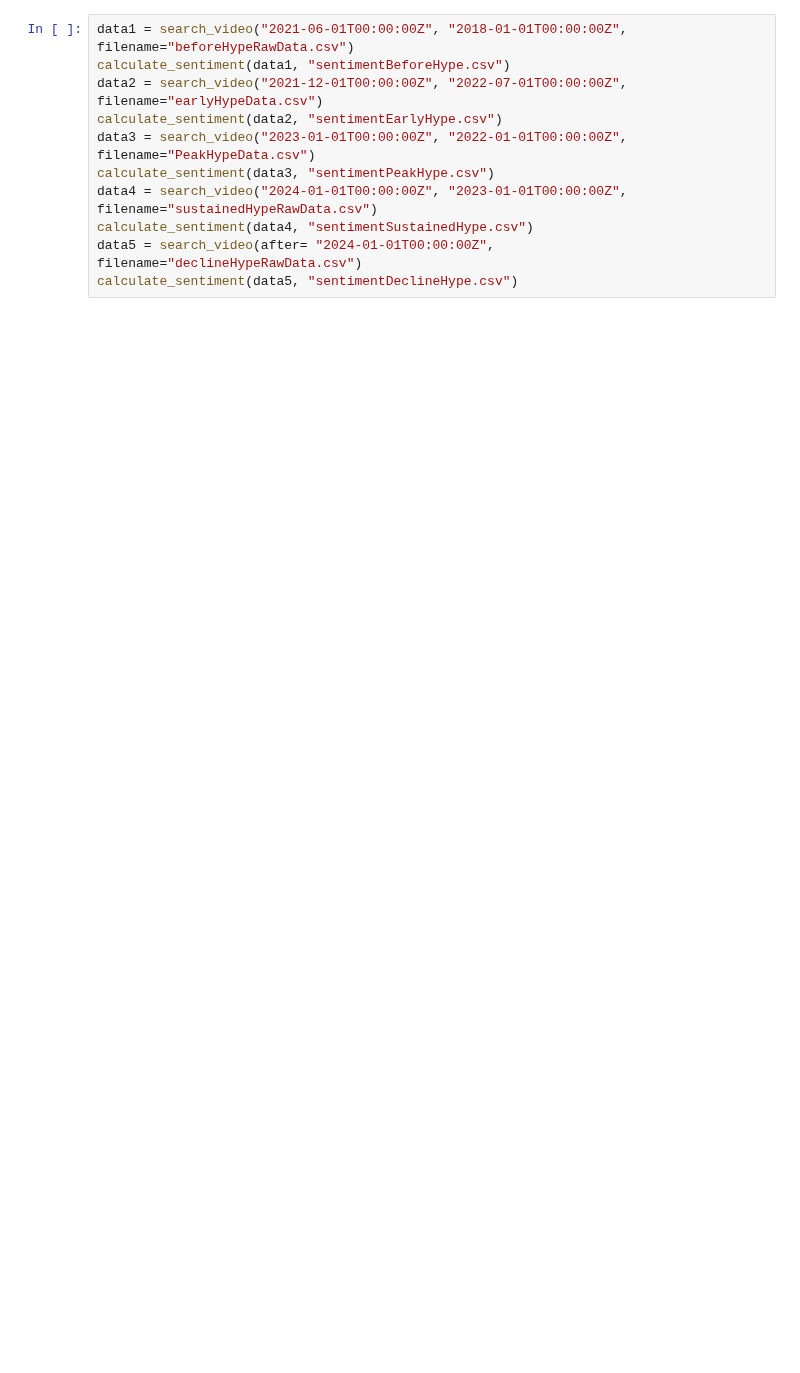
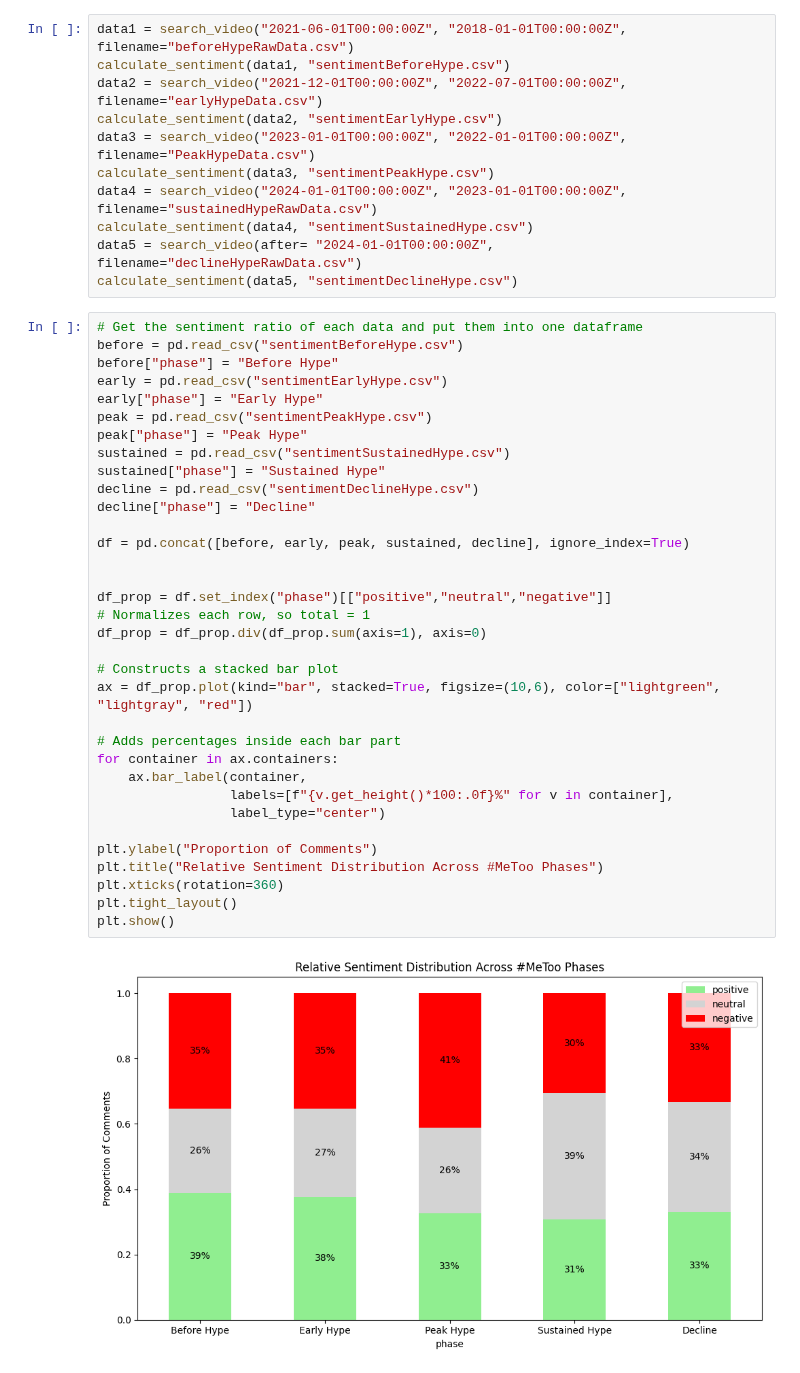
Before and after one commit to DataDivasCAU/DataDivas, a Jupyter notebook: Diana/Question 4/question 4.ipynb, the cells around one changed output. Drawn from its saved outputs; the diff is of its cells as text; blank space fills up the shorter version.

```diff
--- a/Diana/Question 4/question 4.ipynb
+++ b/Diana/Question 4/question 4.ipynb
@@ -149,3 +152,39 @@ data4 = search_video("2024-01-01T00:00:00Z", "2023-01-01T00:00:00Z", filename="s
 calculate_sentiment(data4, "sentimentSustainedHype.csv")
 data5 = search_video(after= "2024-01-01T00:00:00Z", filename="declineHypeRawData.csv")
 calculate_sentiment(data5, "sentimentDeclineHype.csv")
+# %%
+# Get the sentiment ratio of each data and put them into one dataframe
+before = pd.read_csv("sentimentBeforeHype.csv")
+before["phase"] = "Before Hype"
+early = pd.read_csv("sentimentEarlyHype.csv")
+early["phase"] = "Early Hype"
+peak = pd.read_csv("sentimentPeakHype.csv")
+peak["phase"] = "Peak Hype"
+sustained = pd.read_csv("sentimentSustainedHype.csv")
+sustained["phase"] = "Sustained Hype"
+decline = pd.read_csv("sentimentDeclineHype.csv")
+decline["phase"] = "Decline"
+
+df = pd.concat([before, early, peak, sustained, decline], ignore_index=True)
+
+
+df_prop = df.set_index("phase")[["positive","neutral","negative"]]
+# Normalizes each row, so total = 1
+df_prop = df_prop.div(df_prop.sum(axis=1), axis=0)
+
+# Constructs a stacked bar plot
+ax = df_prop.plot(kind="bar", stacked=True, figsize=(10,6), color=["lightgreen", "lightgray", "red"])
+
+# Adds percentages inside each bar part
+for container in ax.containers:
+    ax.bar_label(container,
+                 labels=[f"{v.get_height()*100:.0f}%" for v in container],
+                 label_type="center")
+
+plt.ylabel("Proportion of Comments")
+plt.title("Relative Sentiment Distribution Across #MeToo Phases")
+plt.xticks(rotation=360)
+plt.tight_layout()
+plt.show()
+# %% [output]
+[figure, added]
```
Also changed, not shown: parts of 5 cells of this notebook, 12 other files.
